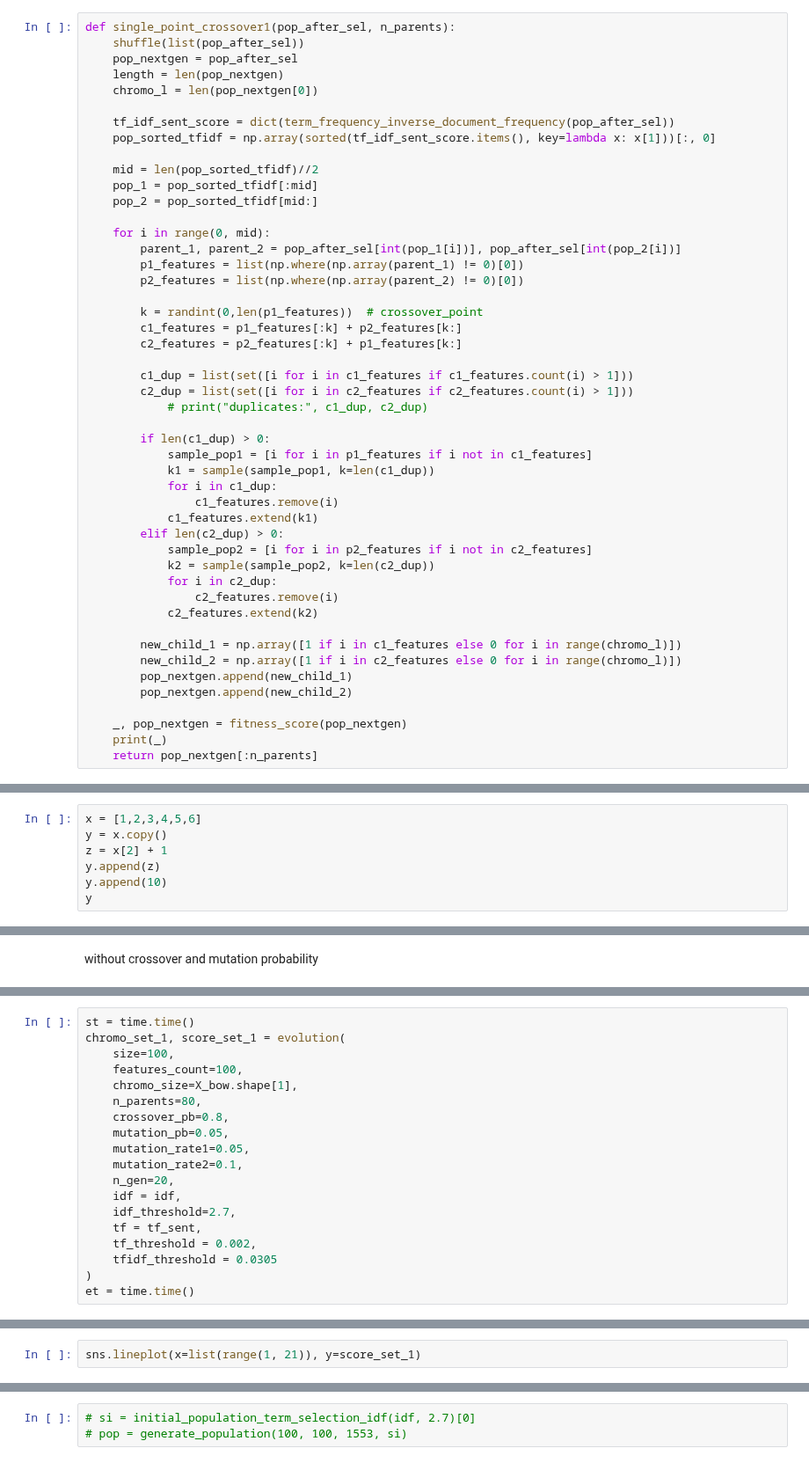
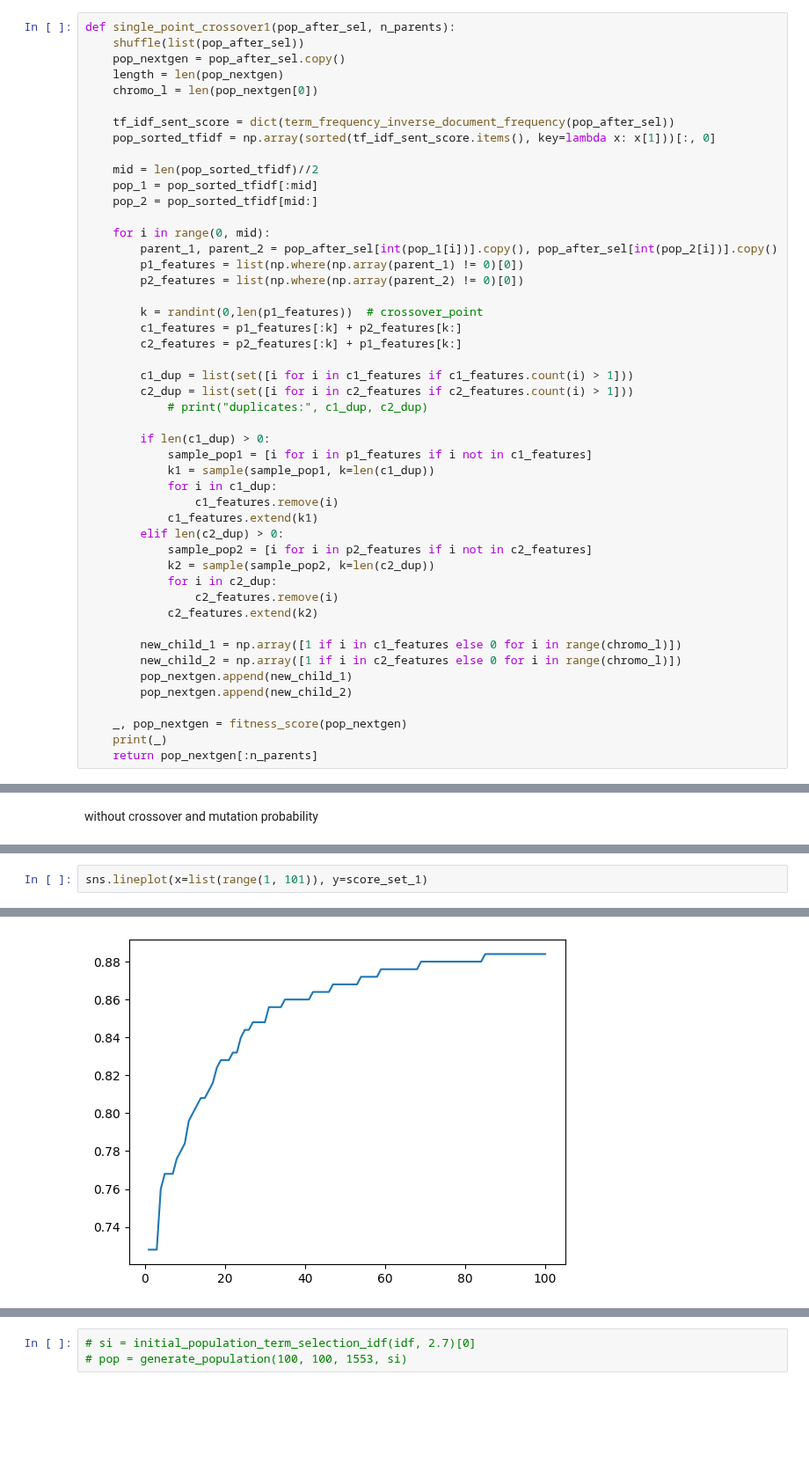
Before and after one commit to devasenan134/GA-SC, a Jupyter notebook: KBGA/n_run_KBGA_withno_kbps.ipynb, the cells around one changed output, grey strips where cells are left out. Shown at 88% size. Cells and saved outputs as stored; diff of their text form; blank space fills up the shorter version.

```diff
--- a/KBGA/n_run_KBGA_withno_kbps.ipynb
+++ b/KBGA/n_run_KBGA_withno_kbps.ipynb
@@ -278,7 +279,7 @@ def single_point_crossover(pop_after_sel, probability, n_parents):
 # %%
 def single_point_crossover1(pop_after_sel, n_parents):
     shuffle(list(pop_after_sel))
-    pop_nextgen = pop_after_sel
+    pop_nextgen = pop_after_sel.copy()
     length = len(pop_nextgen)
     chromo_l = len(pop_nextgen[0])
 
@@ -290,7 +291,7 @@ def single_point_crossover1(pop_after_sel, n_parents):
     pop_2 = pop_sorted_tfidf[mid:]
 
     for i in range(0, mid):
-        parent_1, parent_2 = pop_after_sel[int(pop_1[i])], pop_after_sel[int(pop_2[i])]
+        parent_1, parent_2 = pop_after_sel[int(pop_1[i])].copy(), pop_after_sel[int(pop_2[i])].copy()
         p1_features = list(np.where(np.array(parent_1) != 0)[0])
         p2_features = list(np.where(np.array(parent_2) != 0)[0])
 
@@ -401,7 +399,0 @@ The problem is in the mutation part, where the parent pop is copied and there is
-# %%
-x = [1,2,3,4,5,6]
-y = x.copy()
-z = x[2] + 1
-y.append(z)
-y.append(10)
-y
@@ -634,19 +619,0 @@ with crossover and mutation probability
-# %%
-st = time.time()
-chromo_set_1, score_set_1 = evolution(
-    size=100,
-    features_count=100,
-    chromo_size=X_bow.shape[1],
-    n_parents=80,
-    crossover_pb=0.8,
-    mutation_pb=0.05,
-    mutation_rate1=0.05,
-    mutation_rate2=0.1,
-    n_gen=20,
-    idf = idf,
-    idf_threshold=2.7,
-    tf = tf_sent,
-    tf_threshold = 0.002,
-    tfidf_threshold = 0.0305
-)
-et = time.time()
@@ -673,2 +620,3 @@ Best score in generation 20 : 0.824 feat_count: (100,)
 # %%
-sns.lineplot(x=list(range(1, 21)), y=score_set_1)
+sns.lineplot(x=list(range(1, 101)), y=score_set_1)
+# %% [output]
@@ -675,2 +624,3 @@ sns.lineplot(x=list(range(1, 21)), y=score_set_1)
+[figure, added]
 # %%
 import pickle
```
Also changed, not shown: parts of 11 cells of this notebook, 5 other files.
